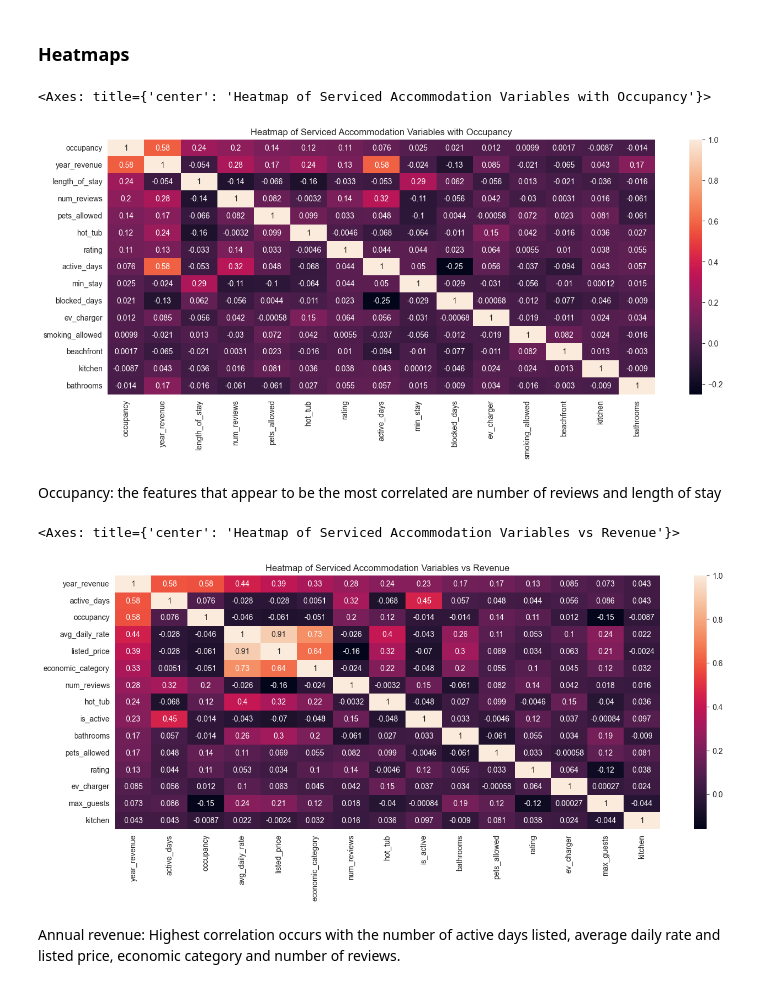
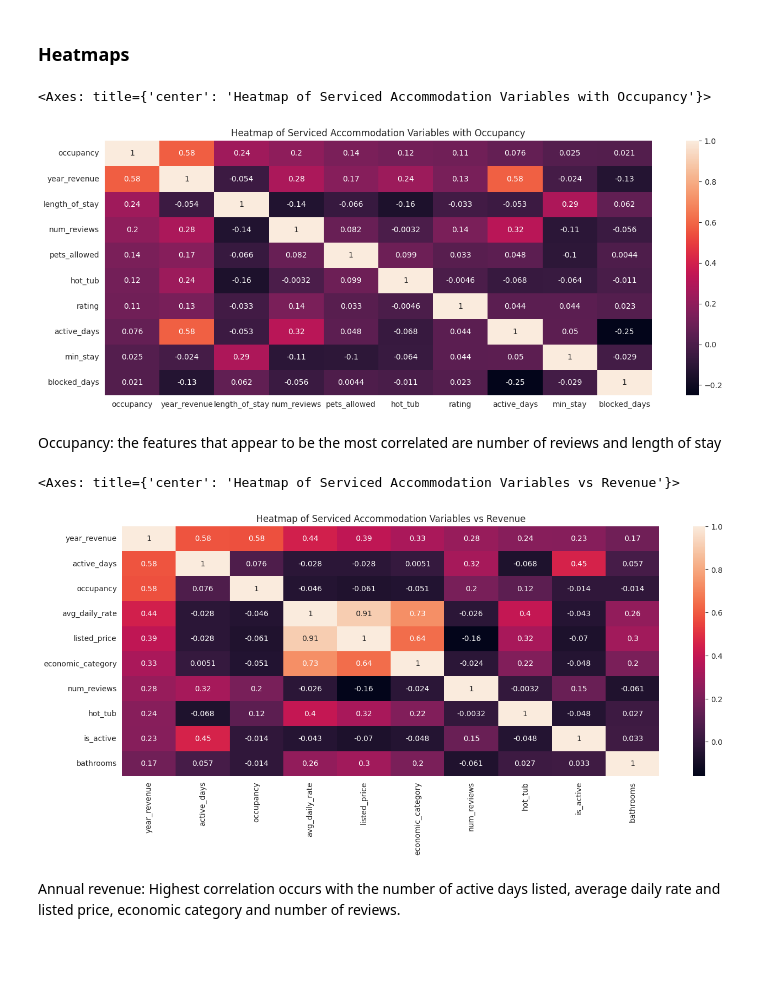
Before and after one commit to AvChilds/serviced_accommodation_ML_project, a Jupyter notebook: masters_assignment_2.ipynb, the cells around one changed output. Saved outputs shown, nothing was run; the diff lists cells and outputs as text; code cells hidden in the pictures; blank space fills up the shorter version.

```diff
--- a/masters_assignment_2.ipynb
+++ b/masters_assignment_2.ipynb
@@ -71,7 +71,7 @@ from scipy.stats.mstats import winsorize
 from sklearn.model_selection import train_test_split
 # %%
 # import data files
-airbnb_2bed = pd.read_csv("sample_data/airbnb_essex_2bed.csv")   # please check and use your local file path
+airbnb_2bed = pd.read_csv("airbnb_essex_2bed.csv")   # please check and use your local file path
 airbnb_2bed.head()
 # %% [output]
 |  | listing_ID | town | est_rental_revenue_median | estimated_ADR | Est_adj_occupancy | active_days | ... |
@@ -84,5 +83,5 @@ airbnb_2bed.head()
 # %%
-airbnb_3bed= pd.read_csv("sample_data/airbnb_essex_3bed.csv")  # please check and use your local file path
+airbnb_3bed= pd.read_csv("airbnb_essex_3bed.csv")  # please check and use your local file path
 airbnb_3bed.head()
 # %% [output]
 |  | listing_ID | town | est_rental_revenue_median | estimated_ADR | Est_adj_occupancy | active_days | ... |
@@ -859,7 +874,7 @@ display(summary.style.format("{:.2f}"))
 # %%
 # visualising categorical features
 
-threshold = 60
+threshold = 63
 data['occupancy_group'] = data['occupancy'].apply(
     lambda x: 'High' if x >= threshold else 'Low'
 )
@@ -955,19 +970,19 @@ for x in data_encoded.columns:
 # %%
 # Increase the size of the heatmap.
 plt.figure(figsize=(16, 6))
 plt.title('Heatmap of Serviced Accommodation Variables with Occupancy')
 
 
 #Quality correlation matrix
 
-k = 15  # number of variables for heatmap # want to just pick out the top 12
+k = 10  # number of variables for heatmap # want to just pick out the top 12
 cols = data_encoded.corr().nlargest(k, 'occupancy')['occupancy'].index  # method
 cm = data_encoded[cols].corr()
 
 sns.heatmap(cm, annot=True)
 # %% [output]
 <Axes: title={'center': 'Heatmap of Serviced Accommodation Variables with Occupancy'}>
-[figure, old version]
+[figure, new version]
 # %% [markdown]
 Occupancy: the features that appear to be the most correlated are  number of reviews and length of stay
 # %%
@@ -978,14 +993,14 @@ plt.title('Heatmap of Serviced Accommodation Variables vs Revenue')
 
 #Quality correlation matrix
 
-k =15  # number of variables for heatmap # want to just pick out the top 12
+k =10  # number of variables for heatmap # want to just pick out the top 12
 cols = data_encoded.corr().nlargest(k, 'year_revenue')['year_revenue'].index  # method
 cm = data_encoded[cols].corr()
 
 sns.heatmap(cm, annot=True)
 # %% [output]
 <Axes: title={'center': 'Heatmap of Serviced Accommodation Variables vs Revenue'}>
-[figure, old version]
+[figure, new version]
 # %% [markdown]
 Annual revenue: Highest correlation occurs with the number of active days listed, average daily rate and listed price, economic category  and number of reviews.
 # %% [markdown]
```
Also changed, not shown: parts of 82 cells of this notebook.
